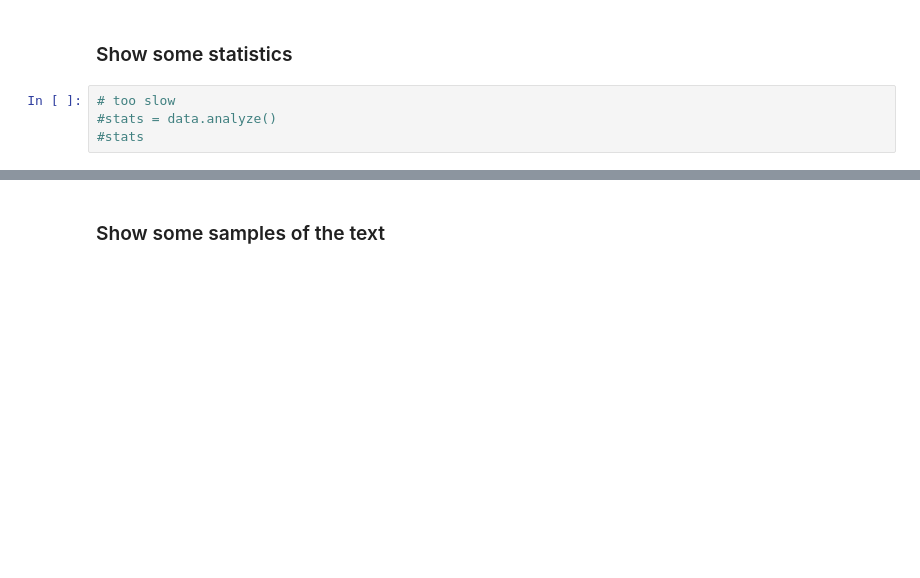
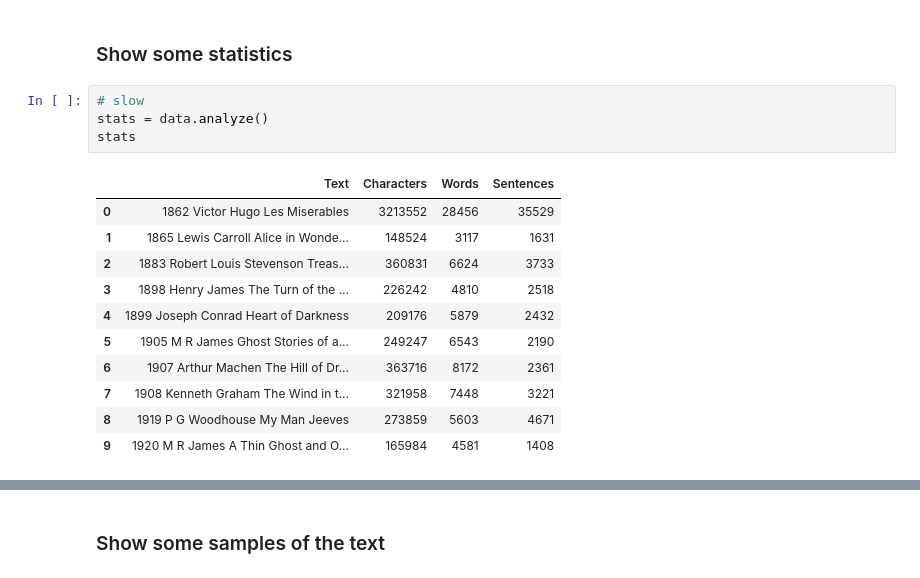
Before and after one commit to bburns/LanguageModels, a Jupyter notebook: experiments/2016-12-30-experiment-setup/Notebook.ipynb, the cells around one changed output, grey strips where cells are left out. Saved outputs shown, nothing was run; the diff lists cells and outputs as text; blank space fills up the shorter version.

```diff
--- a/experiments/2016-12-30-experiment-setup/Notebook.ipynb
+++ b/experiments/2016-12-30-experiment-setup/Notebook.ipynb
@@ -73,6 +72,18 @@ The merged file has already been split.
 # %% [markdown]
 ### Show some statistics
 # %%
-# too slow
-#stats = data.analyze()
-#stats
+# slow
+stats = data.analyze()
+stats
+# %% [output]
+|  | Text | Characters | Words | Sentences |
+| 0 | 1862 Victor Hugo Les Miserables | 3213552 | 28456 | 35529 |
+| 1 | 1865 Lewis Carroll Alice in Wonde... | 148524 | 3117 | 1631 |
+| 2 | 1883 Robert Louis Stevenson Treas... | 360831 | 6624 | 3733 |
+| 3 | 1898 Henry James The Turn of the ... | 226242 | 4810 | 2518 |
+| 4 | 1899 Joseph Conrad Heart of Darkness | 209176 | 5879 | 2432 |
+| 5 | 1905 M R James Ghost Stories of a... | 249247 | 6543 | 2190 |
+| 6 | 1907 Arthur Machen The Hill of Dr... | 363716 | 8172 | 2361 |
+| 7 | 1908 Kenneth Graham The Wind in t... | 321958 | 7448 | 3221 |
+| 8 | 1919 P G Woodhouse My Man Jeeves | 273859 | 5603 | 4671 |
+| 9 | 1920 M R James A Thin Ghost and O... | 165984 | 4581 | 1408 |
```
Also changed, not shown: parts of 32 cells of this notebook, 9 other files.
